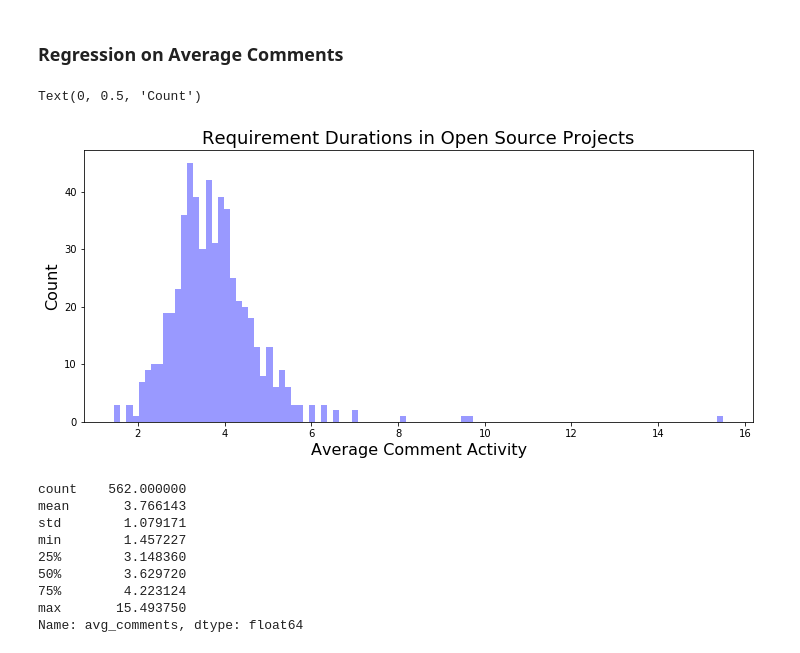
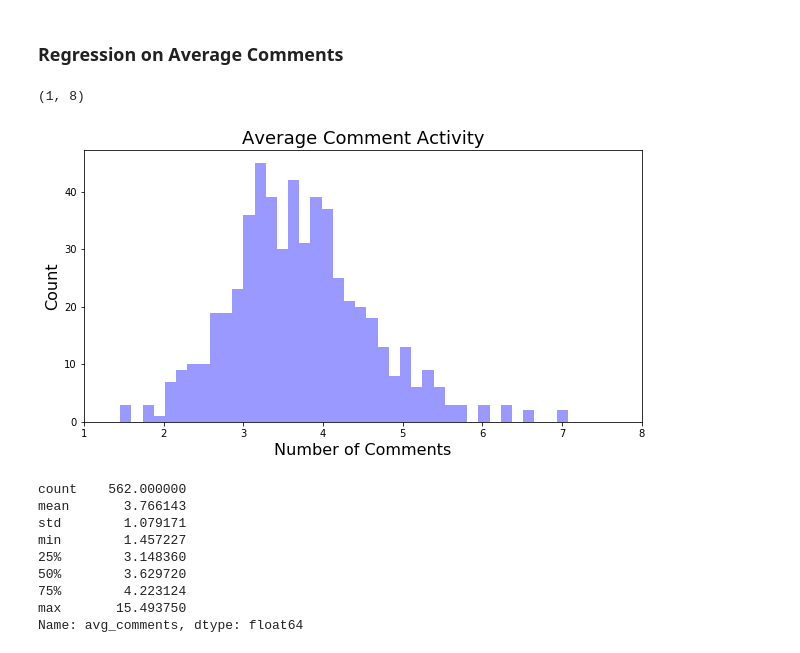
Before and after one commit to MthwRobinson/dissertation-research, a Jupyter notebook: research-notebooks/2-journal-article.ipynb, the cells around one changed output. Drawn from its saved outputs; the diff is of its cells as text; code cells hidden in the pictures.

Commit message:
added more residual plots and analysis for the paper

```diff
--- a/research-notebooks/2-journal-article.ipynb
+++ b/research-notebooks/2-journal-article.ipynb
@@ -142,14 +142,15 @@ all_data[['gini_coefficient', 'avg_min_path', 'avg_clustering']].describe()
 # %% [markdown]
 ### Regression on Average Comments
 # %%
-plt.figure(figsize=(12, 5))
+plt.figure(figsize=(10, 5))
 sns.distplot(all_data['avg_comments'], kde=False, color='blue', bins=100)
-plt.title('Requirement Durations in Open Source Projects', fontsize=18)
-plt.xlabel('Average Comment Activity', fontsize=16)
+plt.title('Average Comment Activity', fontsize=18)
+plt.xlabel('Number of Comments', fontsize=16)
 plt.ylabel('Count', fontsize=16)
+plt.xlim([1, 8])
 # %% [output]
-Text(0, 0.5, 'Count')
+(1, 8)
-[figure, old version]
+[figure, new version]
 # %%
 all_data['avg_comments'].describe()
 # %% [output]
```
Also changed, not shown: parts of 32 cells of this notebook.
